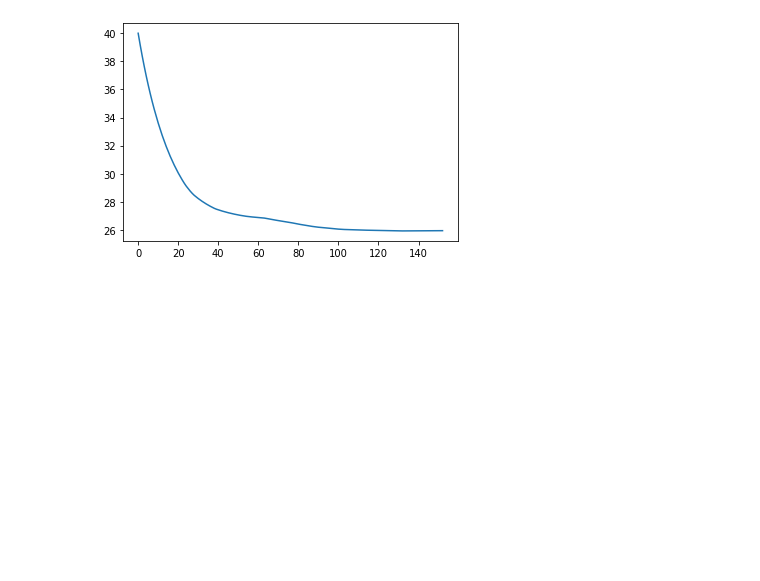
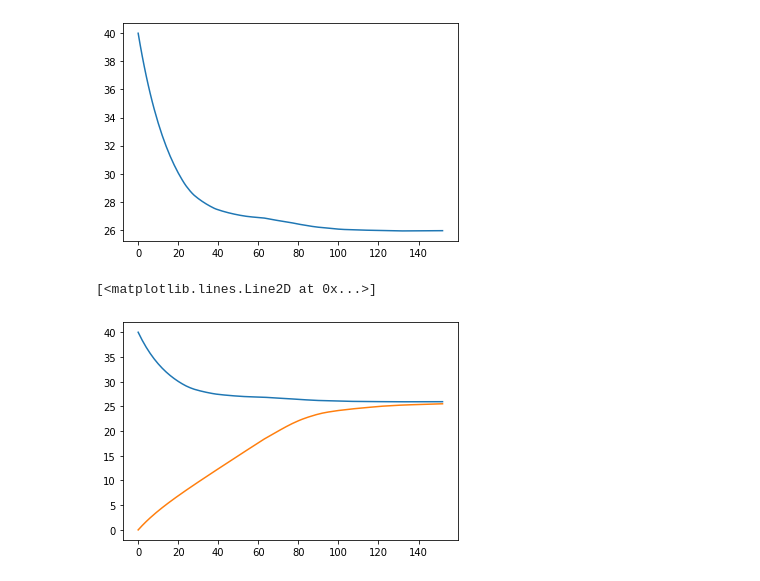
Before and after one commit to immisius/Advanced-Machine-Learning, a Jupyter notebook: Problem_3.ipynb, the cells around one changed output. Cells and saved outputs as stored; diff of their text form; code cells hidden in the pictures; blank space fills up the shorter version.

```diff
--- a/Problem_3.ipynb
+++ b/Problem_3.ipynb
@@ -66,3 +66,9 @@ plt.plot(hinge_hist)
 # %% [output]
 [<matplotlib.lines.Line2D at 0x...>]
 [figure]
+# %%
+plt.plot(hinge_hist)
+plt.plot(dualL)
+# %% [output]
+[<matplotlib.lines.Line2D at 0x...>]
+[figure, added]
```
